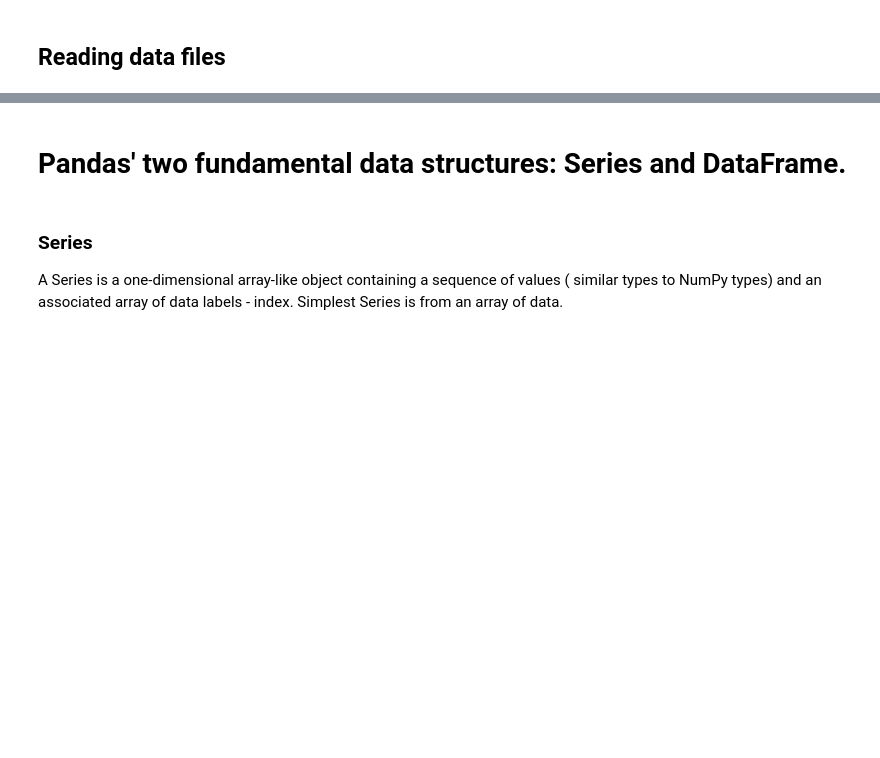
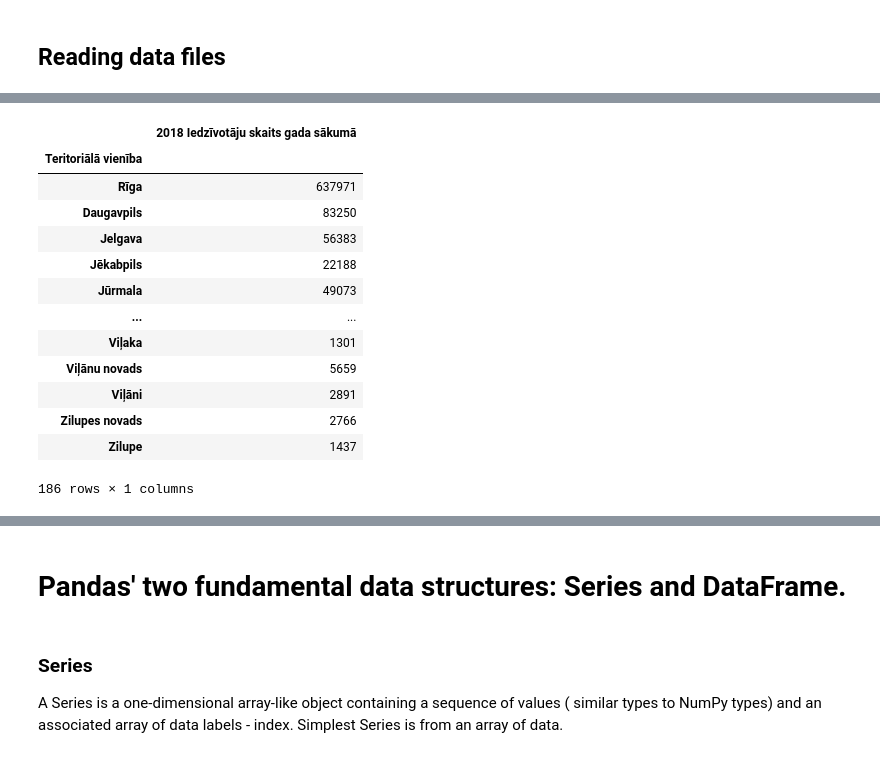
Before and after one commit to CaptSolo/LU_GeoPython_2022, a Jupyter notebook: notebooks/09 - Pandas.ipynb, the cells around one changed output, grey strips where cells are left out. Cells and saved outputs as stored; diff of their text form; code cells hidden in the pictures; blank space fills up the shorter version.

```diff
--- a/notebooks/09 - Pandas.ipynb
+++ b/notebooks/09 - Pandas.ipynb
@@ -53,2 +112,19 @@ city_data = pd.read_csv(csv_url, index_col=0)
+# %%
+city_data
+# %% [output]
+|  | 2018 Iedzīvotāju skaits gada sākumā |
+| Teritoriālā vienība |  |
+| Rīga | 637971 |
+| Daugavpils | 83250 |
+| Jelgava | 56383 |
+| Jēkabpils | 22188 |
+| Jūrmala | 49073 |
+| ... | ... |
+| Viļaka | 1301 |
+| Viļānu novads | 5659 |
+| Viļāni | 2891 |
+| Zilupes novads | 2766 |
+| Zilupe | 1437 |
+186 rows × 1 columns
 # %%
 city_data.head()
```
Also changed, not shown: parts of 148 cells of this notebook.
